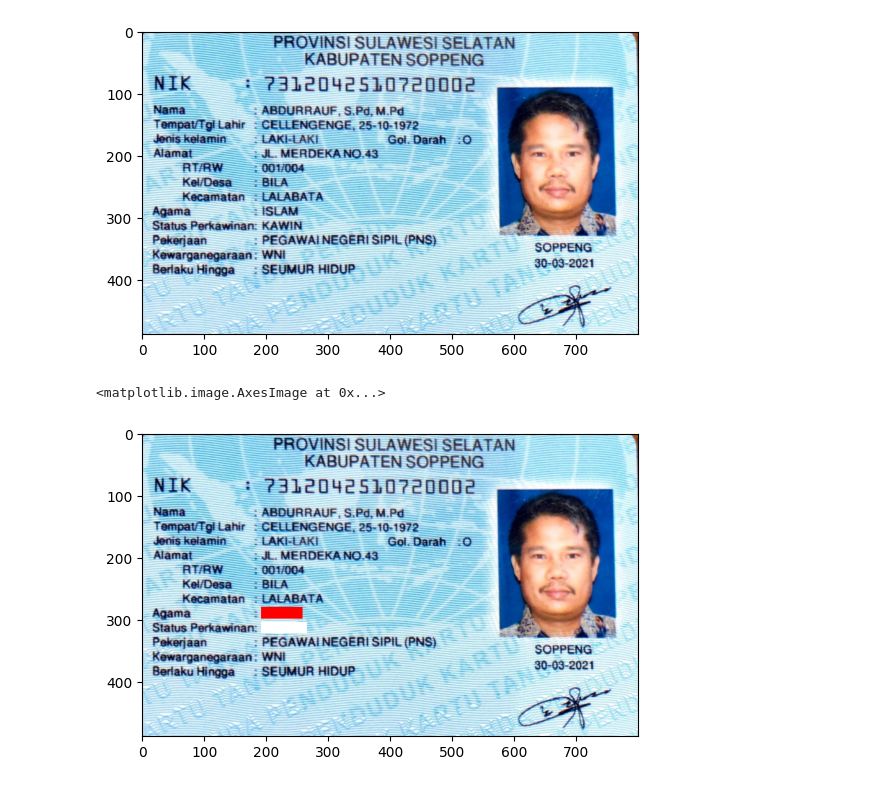
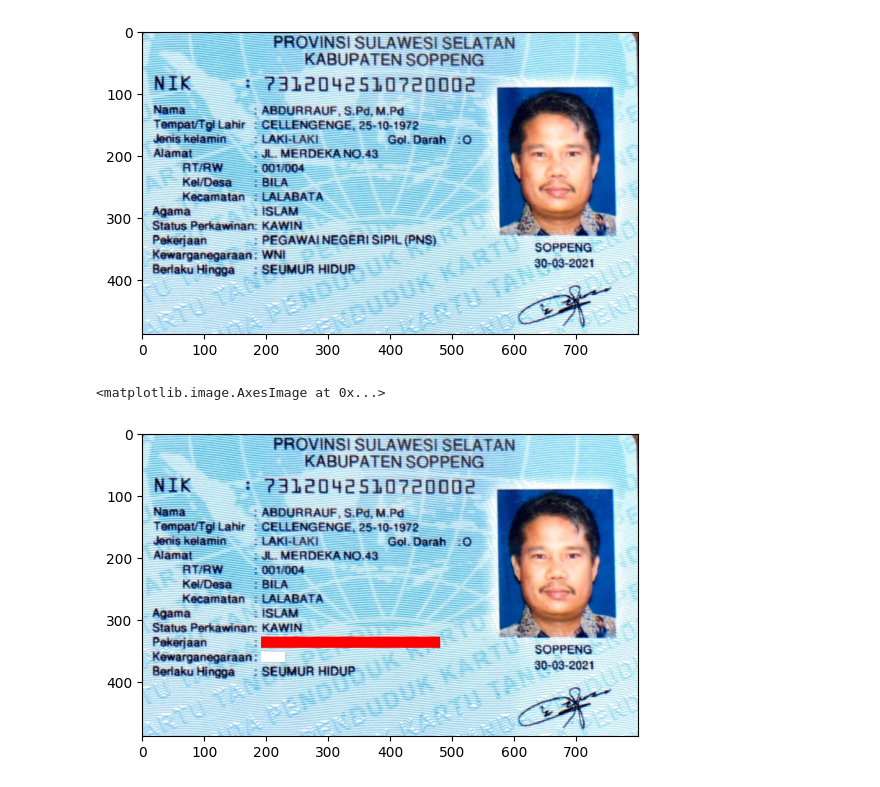
Before and after one commit to mochammadcholilurrokhman/PCVK_Ganjil_Mochammad-Cholilur-Rokhman, a Jupyter notebook: kelompokTugas2.ipynb, the cells around one changed output. Drawn from its saved outputs; the diff is of its cells as text; code cells hidden in the pictures.

```diff
--- a/kelompokTugas2.ipynb
+++ b/kelompokTugas2.ipynb
@@ -20,10 +20,10 @@ plt.imshow(img)
 <matplotlib.image.AxesImage at 0x...>
 [figure]
 # %%
-cv.rectangle(img, pt1=(192,298), pt2=(258,280), color=(255,0,0), thickness=-1)
-cv.rectangle(img, pt1=(192,322), pt2=(265,304), color=(255,255,255), thickness=-1)
+cv.rectangle(img, pt1=(192,328), pt2=(480,345), color=(255,0,0), thickness=-1)
+cv.rectangle(img, pt1=(192,352), pt2=(230,368), color=(255,255,255), thickness=-1)
 
 plt.imshow(img)
 # %% [output]
 <matplotlib.image.AxesImage at 0x...>
-[figure, old version]
+[figure, new version]
```
